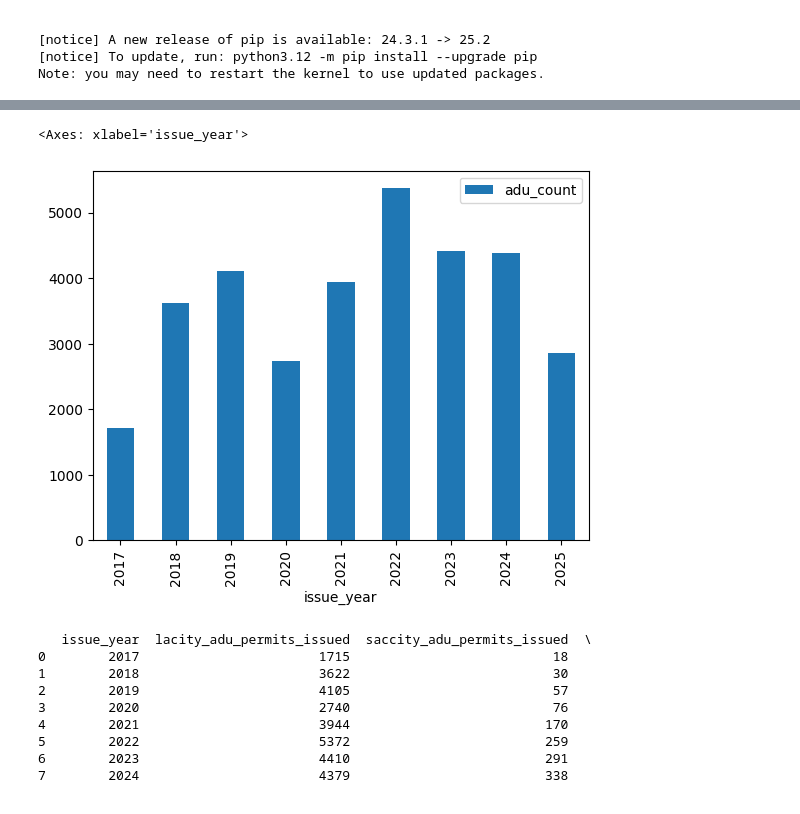
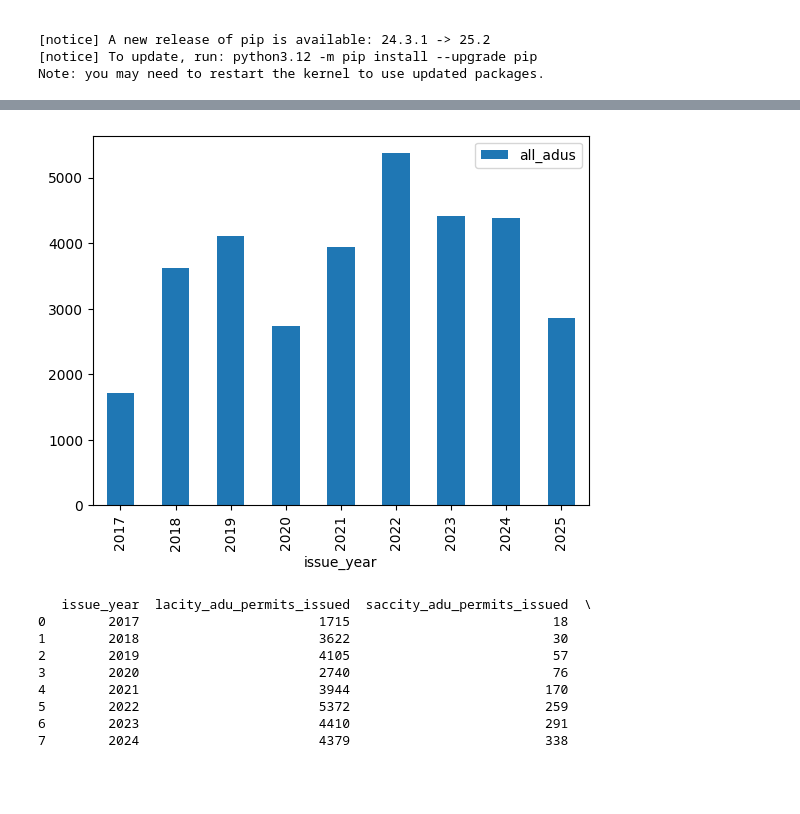
Before and after one commit to pwnage101/adus_research, a Jupyter notebook: ADUs.ipynb, the cells around one changed output, grey strips where cells are left out. Saved outputs shown, nothing was run; the diff lists cells and outputs as text; code cells hidden in the pictures.

```diff
--- a/ADUs.ipynb
+++ b/ADUs.ipynb
@@ -136,0 +117,15 @@ adu_permits_issued_by_year.plot(x='issue_year', y=['certainly_adu', 'probably_ad
+# %%
+sql_string = """
+  SELECT issue_year,
+         sum(certainly_adu) as certainly_adus,
+         sum(probably_adu) as probably_adus,
+         sum(certainly_adu) + sum(probably_adu) as all_adus
+    FROM permits_lacity
+   WHERE (certainly_adu or probably_adu)
+     AND issue_year >= 2017
+group by issue_year
+order by issue_year
+"""
+
+adu_permits_issued_by_year = duckdb.query(sql_string).df()
+adu_permits_issued_by_year.plot(x='issue_year', y=['certainly_adus', 'probably_adus'], kind='bar', stacked=True)
@@ -137,56 +135,3 @@ adu_permits_issued_by_year.plot(x='issue_year', y=['certainly_adu', 'probably_ad
 # %%
-sql_string = """
-WITH annotated AS (
-  SELECT *,
-
-    use_desc in (
-      'Accessory Dwelling Unit',
-      'Junior Accessory Dwelling Unit'
-    )
-    and not (
-         work_desc ilike '%supplemental%'
-      or work_desc ilike '%suppl.%'
-      or work_desc ilike '%suppl to%'
-    ) as certainly_adu,
-
-    use_desc in (
-      'Apartment',
-      'Duplex',
-      'Dwelling - Single Family',
-      'Garage - Private'
-    )
-    and (
-         work_desc ilike '%(n) adu%'
-      or work_desc ilike '%new adu%'
-      or work_desc ilike '%one adu%'
-      or work_desc ilike '%(n) (% sf) adu%'
-      or work_desc ilike '%new (% sf) adu%'
-      or work_desc ilike '%one (% sf) adu%'
-      or work_desc ilike '%(n) accessory dwelling unit%'
-      or work_desc ilike '%new accessory dwelling unit%'
-      or work_desc ilike '%one accessory dwelling unit%'
-      or work_desc ilike '%(n) (% sf) accessory dwelling unit%'
-      or work_desc ilike '%new (% sf) accessory dwelling unit%'
-      or work_desc ilike '%one (% sf) accessory dwelling unit%'
-    )
-    and not (
-         work_desc ilike '%supplemental%'
-      or work_desc ilike '%suppl.%'
-      or work_desc ilike '%suppl to%'
-    ) as probably_adu,
-
-  FROM permits_lacity
-)
-
-SELECT year("ISSUE_DATE") as issue_year, count(*) as adu_count
-FROM annotated
-WHERE certainly_adu or probably_adu
-group by issue_year
-having adu_count > 1
-order by issue_year
-"""
-
-adu_permits_issued_by_year = duckdb.query(sql_string).df()
-print(adu_permits_issued_by_year)
-adu_permits_issued_by_year.plot(x='issue_year', y=['adu_count'], kind='bar')
+adu_permits_issued_by_year.plot(x='issue_year', y=['all_adus'], kind='bar')
 # %% [output]
@@ -203,5 +139,4 @@ adu_permits_issued_by_year.plot(x='issue_year', y=['adu_count'], kind='bar')
-<Axes: xlabel='issue_year'>
-[figure, old version]
+[figure, new version]
 # %%
 sql_string = """
 WITH annotated AS (
```
Also changed, not shown: parts of 9 cells of this notebook.
